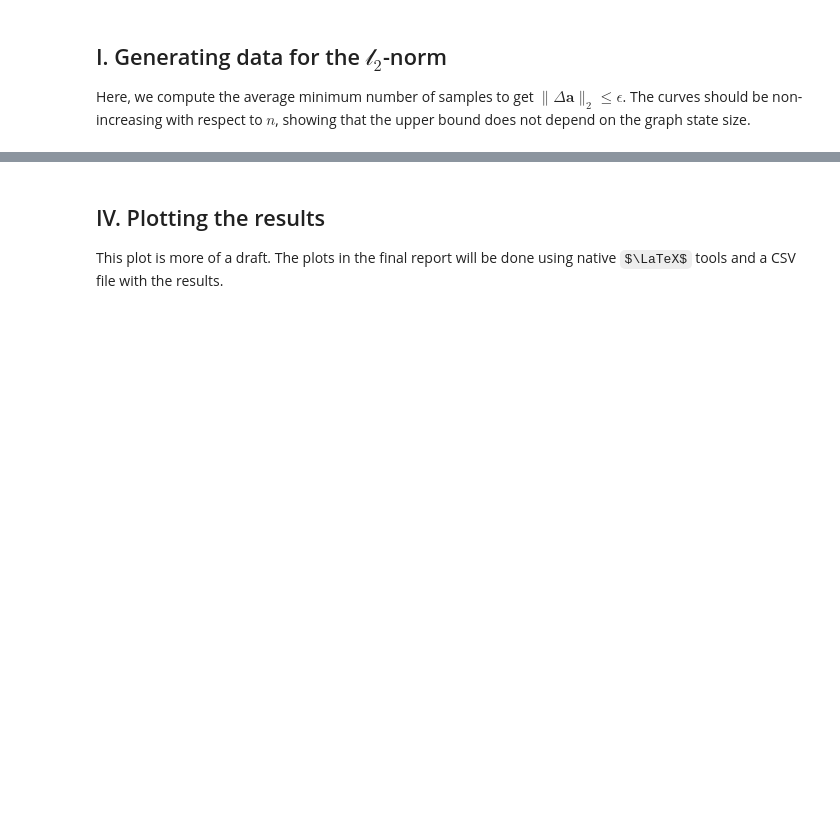
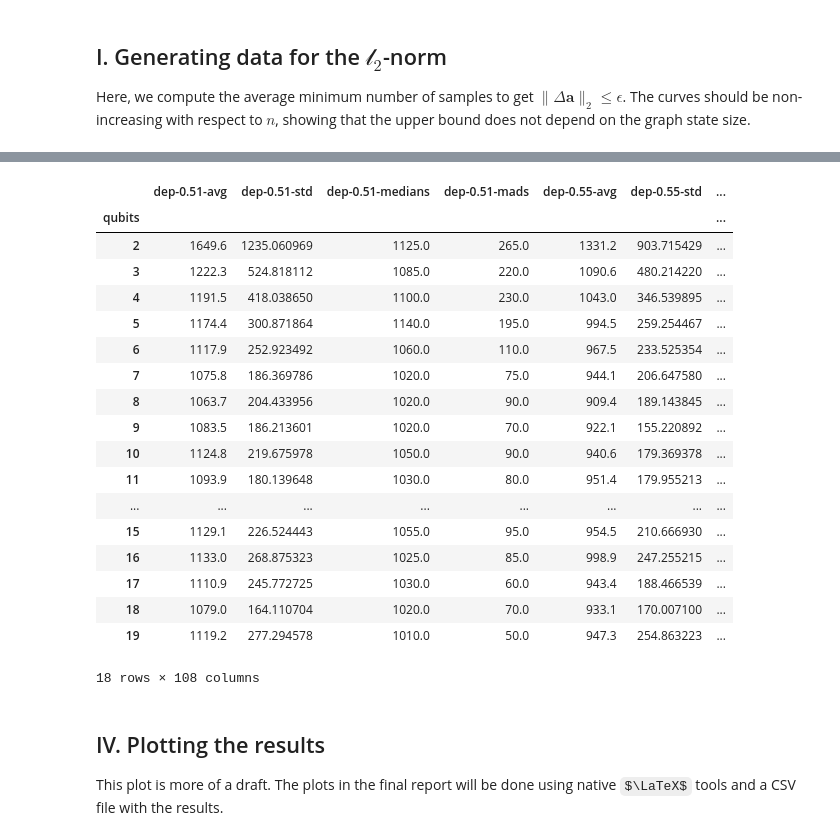
Before and after one commit to matheusMoreno/bell-sampling-for-quantum-networks, a Jupyter notebook: scalability_exploration.ipynb, the cells around one changed output, grey strips where cells are left out. Saved outputs shown, nothing was run; the diff lists cells and outputs as text; code cells hidden in the pictures; some formulas as TeX source; blank space fills up the shorter version.

```diff
--- a/scalability_exploration.ipynb
+++ b/scalability_exploration.ipynb
@@ -83,0 +103,52 @@ df_l2
+# %%
+err_models = {
+    "depolarizing": "dep",
+    "single-qubit-dephasing": "sqd",
+    "bimodal": "bim"
+}
+
+medians_df = pd.DataFrame(index=range(2, 20))
+
+for e, c in err_models.items():
+    for f in fidelities:
+        samples = df_l2[
+            (df_l2["error_type"] == e) & (df_l2["fidelity"] == f)
+        ].copy()
+
+        samples_per_qubit = samples.groupby("qubits")["total_samples"]
+
+        results_df = pd.DataFrame(
+            {
+                f"{c}-{f}-avg": samples_per_qubit.mean(),
+                f"{c}-{f}-std": samples_per_qubit.std(),
+                f"{c}-{f}-medians": samples_per_qubit.median(),
+                f"{c}-{f}-mads": samples["total_samples"].sub(
+                    samples_per_qubit.transform("median")
+                ).abs().groupby(samples["qubits"]).median(),
+            },
+            index=range(2, 20),
+        )
+        medians_df = pd.concat([medians_df, results_df], axis=1)
+
+medians_df.index.name = "qubits"
+medians_df
+# %% [output]
+|  | dep-0.51-avg | dep-0.51-std | dep-0.51-medians | dep-0.51-mads | dep-0.55-avg | dep-0.55-std | ... |
+| qubits |  |  |  |  |  |  | ... |
+| 2 | 1649.6 | 1235.060969 | 1125.0 | 265.0 | 1331.2 | 903.715429 | ... |
+| 3 | 1222.3 | 524.818112 | 1085.0 | 220.0 | 1090.6 | 480.214220 | ... |
+| 4 | 1191.5 | 418.038650 | 1100.0 | 230.0 | 1043.0 | 346.539895 | ... |
+| 5 | 1174.4 | 300.871864 | 1140.0 | 195.0 | 994.5 | 259.254467 | ... |
+| 6 | 1117.9 | 252.923492 | 1060.0 | 110.0 | 967.5 | 233.525354 | ... |
+| 7 | 1075.8 | 186.369786 | 1020.0 | 75.0 | 944.1 | 206.647580 | ... |
+| 8 | 1063.7 | 204.433956 | 1020.0 | 90.0 | 909.4 | 189.143845 | ... |
+| 9 | 1083.5 | 186.213601 | 1020.0 | 70.0 | 922.1 | 155.220892 | ... |
+| 10 | 1124.8 | 219.675978 | 1050.0 | 90.0 | 940.6 | 179.369378 | ... |
+| 11 | 1093.9 | 180.139648 | 1030.0 | 80.0 | 951.4 | 179.955213 | ... |
+| ... | ... | ... | ... | ... | ... | ... | ... |
+| 15 | 1129.1 | 226.524443 | 1055.0 | 95.0 | 954.5 | 210.666930 | ... |
+| 16 | 1133.0 | 268.875323 | 1025.0 | 85.0 | 998.9 | 247.255215 | ... |
+| 17 | 1110.9 | 245.772725 | 1030.0 | 60.0 | 943.4 | 188.466539 | ... |
+| 18 | 1079.0 | 164.110704 | 1020.0 | 70.0 | 933.1 | 170.007100 | ... |
+| 19 | 1119.2 | 277.294578 | 1010.0 | 50.0 | 947.3 | 254.863223 | ... |
+18 rows × 108 columns
```
Also changed, not shown: parts of 20 cells of this notebook, 1 other file.
